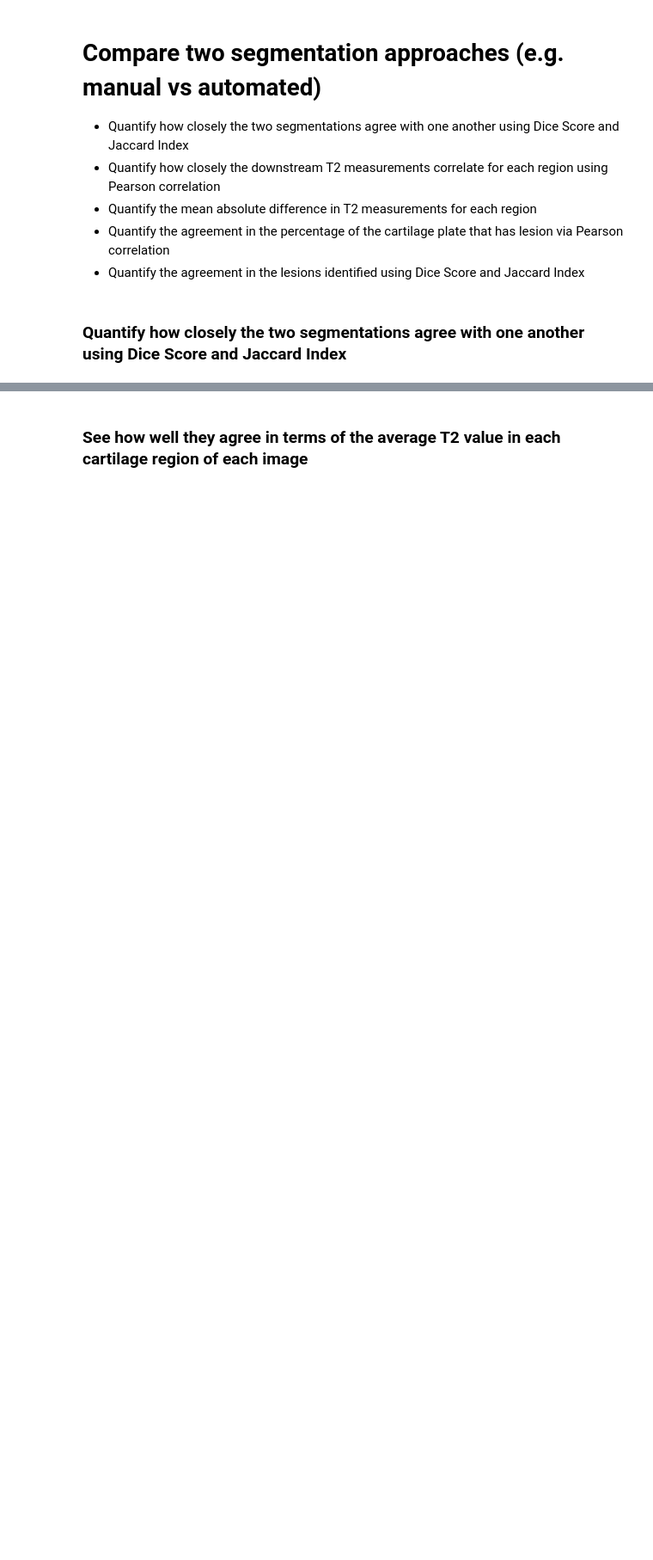
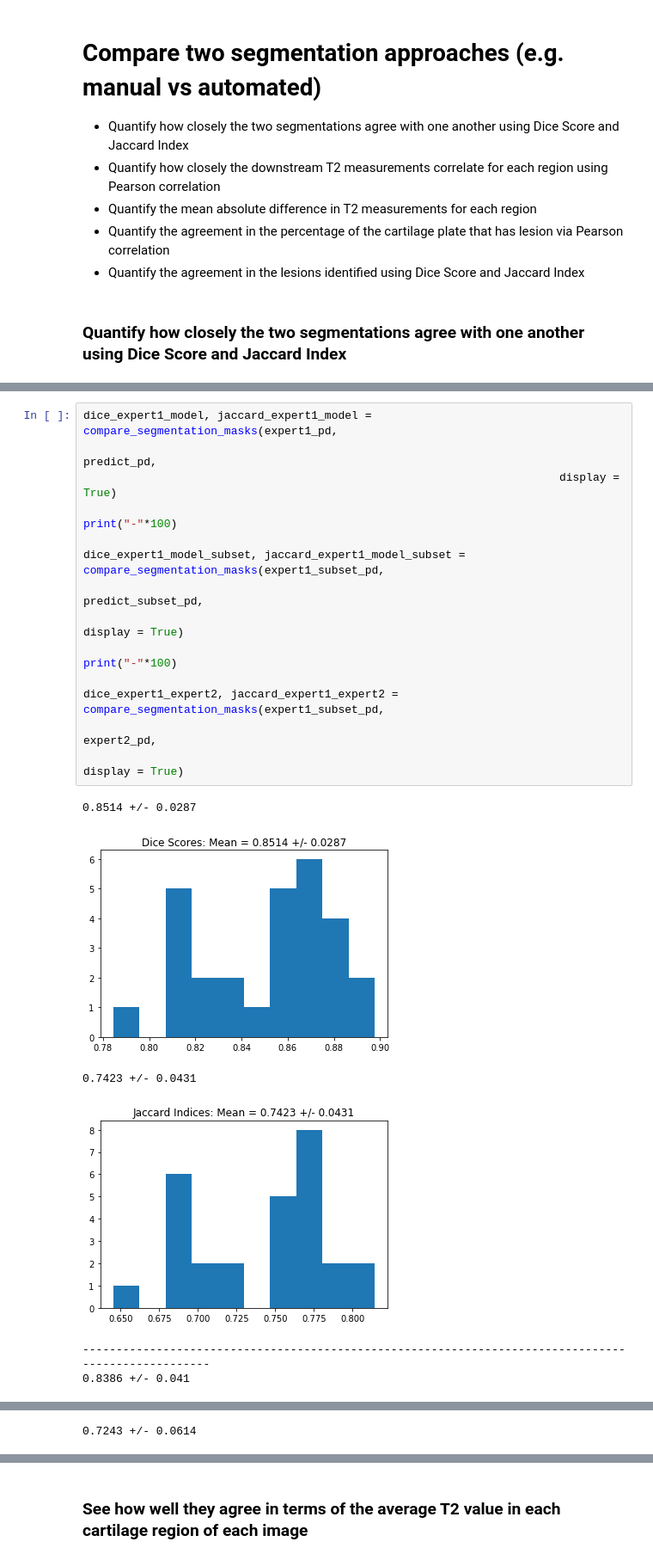
Before and after one commit to kathoma/AutomaticKneeMRISegmentation, a Jupyter notebook: FullPipeline.ipynb, the cells around one changed output, grey strips where cells are left out. Shown at 86% size. Drawn from its saved outputs; the diff is of its cells as text; blank space fills up the shorter version.

```diff
--- a/FullPipeline.ipynb
+++ b/FullPipeline.ipynb
@@ -197,0 +165,23 @@ plt.show()
+# %%
+dice_expert1_model, jaccard_expert1_model = compare_segmentation_masks(expert1_pd,
+                                                                       predict_pd,
+                                                                       display = True)
+
+print("-"*100)
+
+dice_expert1_model_subset, jaccard_expert1_model_subset = compare_segmentation_masks(expert1_subset_pd,
+                                                                                     predict_subset_pd,
+                                                                                     display = True)
+
+print("-"*100)
+
+dice_expert1_expert2, jaccard_expert1_expert2 = compare_segmentation_masks(expert1_subset_pd,
+                                                                           expert2_pd,
+                                                                           display = True)
+# %% [output]
+0.8514 +/- 0.0287
+[figure, added]
+0.7423 +/- 0.0431
+[figure, added]
+----------------------------------------------------------------------------------------------------
+0.8386 +/- 0.041
@@ -197,0 +189 @@ plt.show()
+0.7243 +/- 0.0614
```
Also changed, not shown: parts of 8 cells of this notebook, 3 other files.
